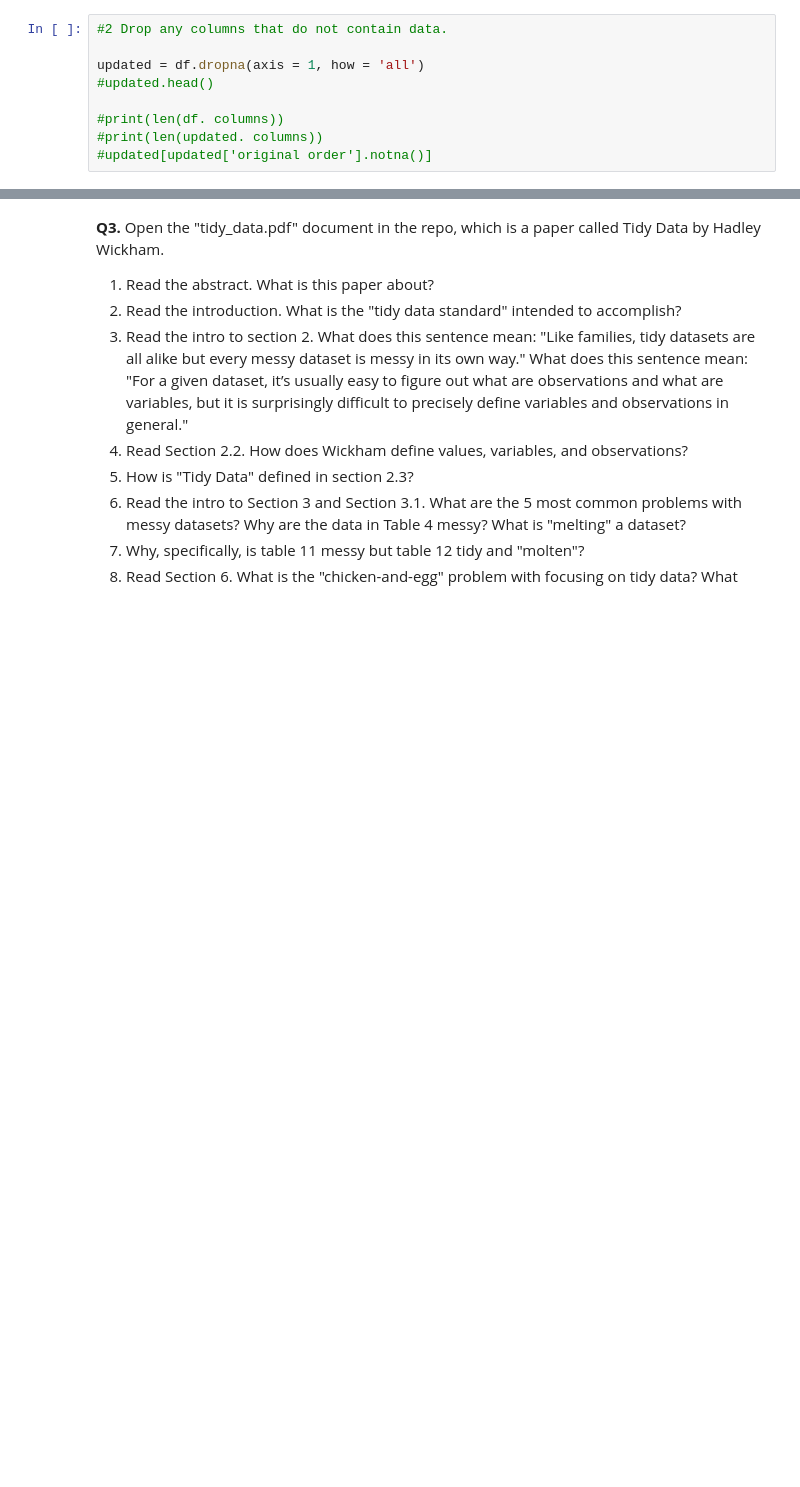
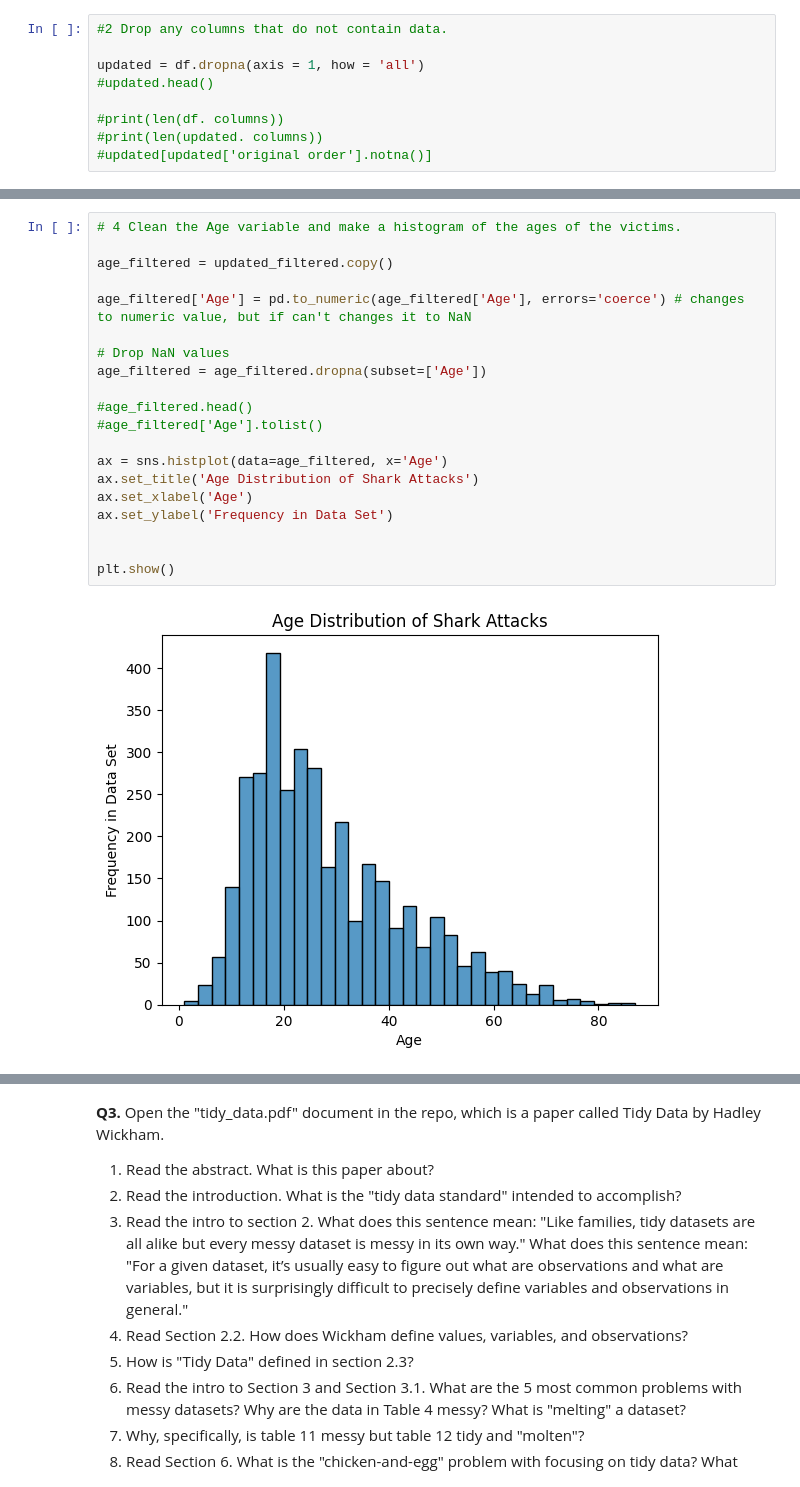
Before and after one commit to KaranRawatUVA/wrangling, a Jupyter notebook: assignment/assignment.ipynb, the cells around one changed output, grey strips where cells are left out. Drawn from its saved outputs; the diff is of its cells as text; blank space fills up the shorter version.

```diff
--- a/assignment/assignment.ipynb
+++ b/assignment/assignment.ipynb
@@ -91,0 +96,22 @@ Name: count, Length: 87, dtype: int64
+# %%
+# 4 Clean the Age variable and make a histogram of the ages of the victims.
+
+age_filtered = updated_filtered.copy()
+
+age_filtered['Age'] = pd.to_numeric(age_filtered['Age'], errors='coerce') # changes to numeric value, but if can't changes it to NaN
+
+# Drop NaN values
+age_filtered = age_filtered.dropna(subset=['Age'])
+
+#age_filtered.head()
+#age_filtered['Age'].tolist()
+
+ax = sns.histplot(data=age_filtered, x='Age')
+ax.set_title('Age Distribution of Shark Attacks')
+ax.set_xlabel('Age')
+ax.set_ylabel('Frequency in Data Set')
+
+
+plt.show()
+# %% [output]
+[figure, added]
```
Also changed, not shown: parts of 9 cells of this notebook.
